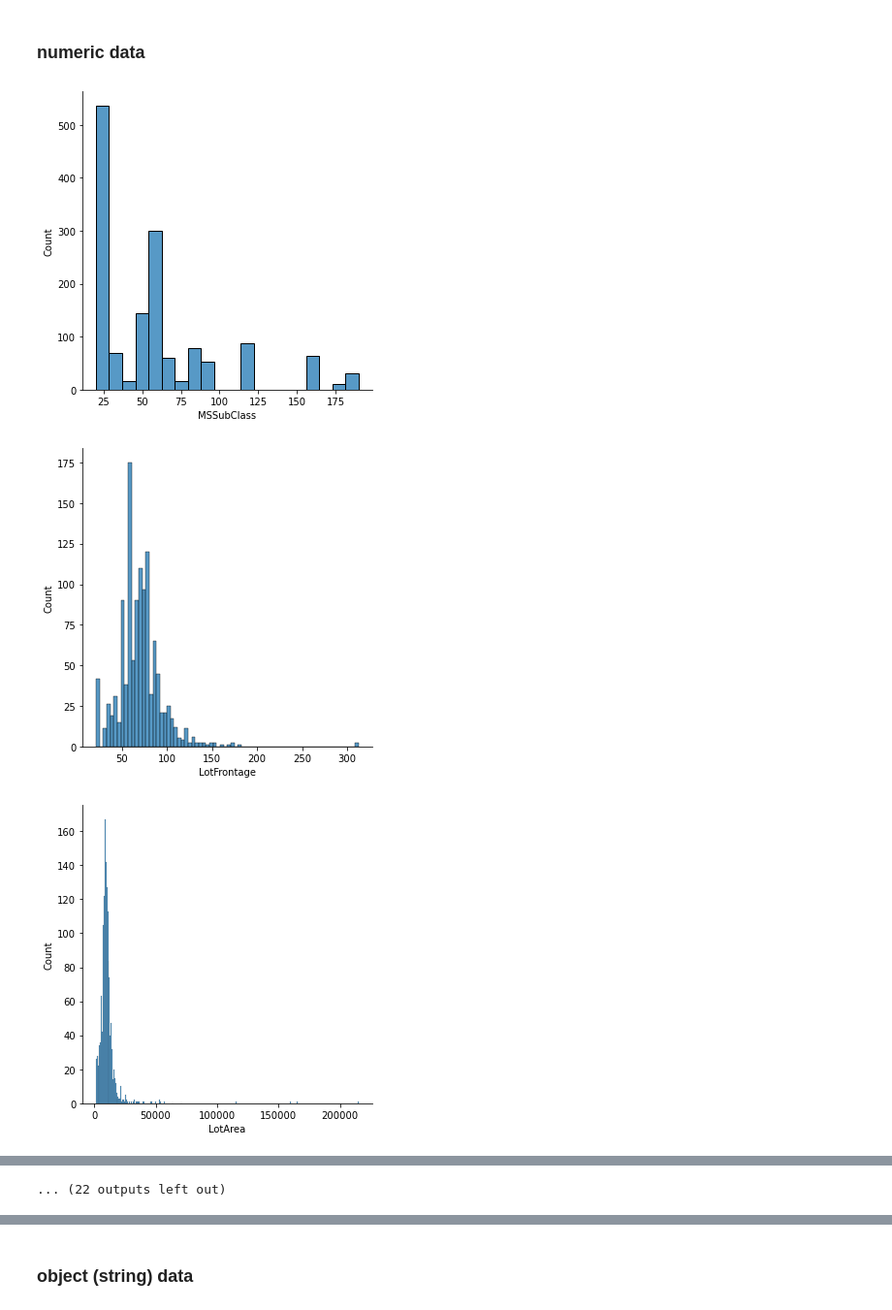
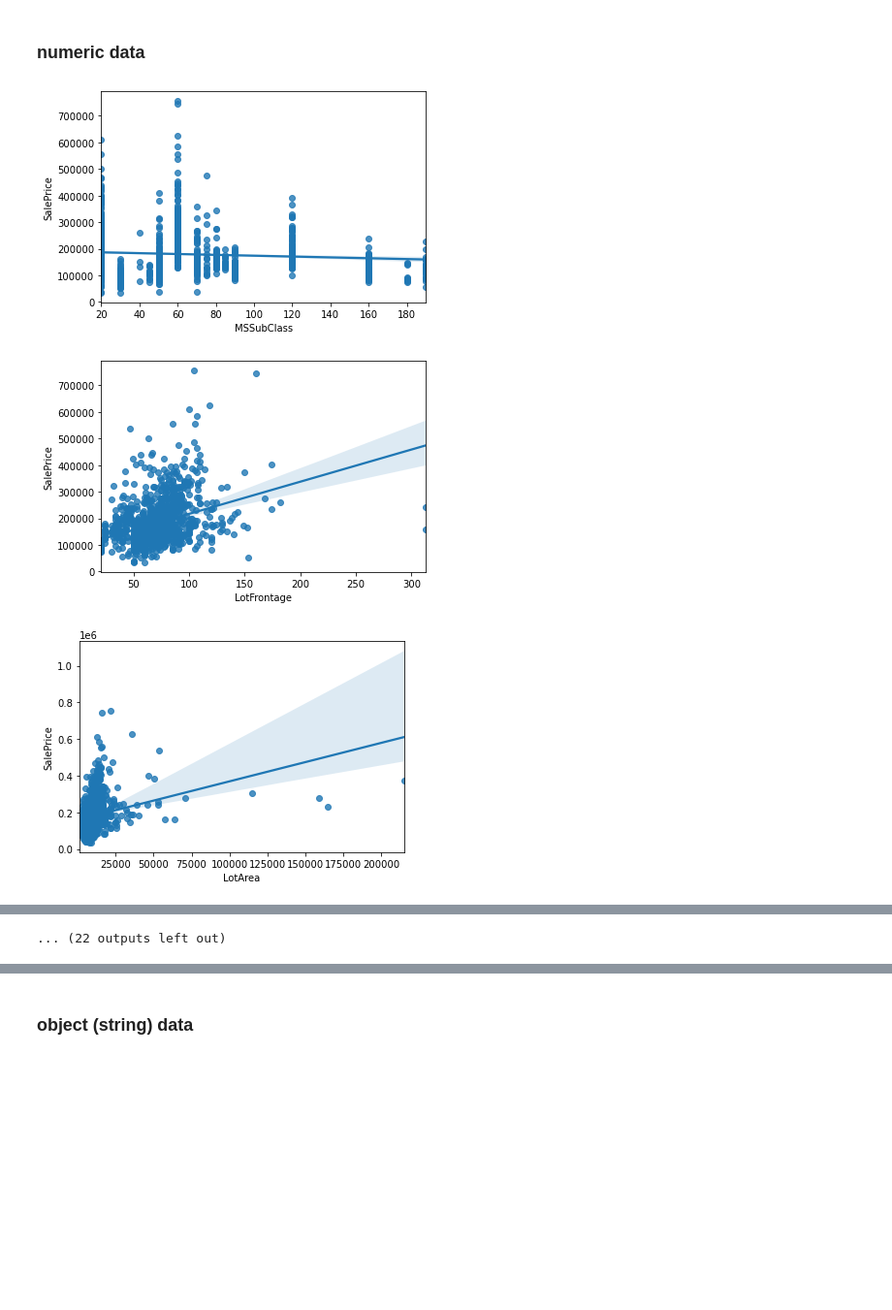
Before and after one commit to Golden-dreamer/kaggle-house, a Jupyter notebook: Solution.ipynb, the cells around one changed output, grey strips where cells are left out. Shown at 97% size. Drawn from its saved outputs; the diff is of its cells as text; code cells hidden in the pictures; blank space fills up the shorter version.

```diff
--- a/Solution.ipynb
+++ b/Solution.ipynb
@@ -73,8 +77,9 @@ X_full.shape
 ### numeric data
 # %%
 for col in numeric_col:
-    sns.displot( X_full, x=col)
+    plt.figure()
+    sns.regplot(x=X_full[col], y=y_full)
 # %% [output]
-[figure, old version]
+[figure, new version]
-[figure, old version]
+[figure, new version]
-[figure, old version]
+[figure, new version]
```
Also changed, not shown: parts of 28 cells of this notebook, 1 other file.
